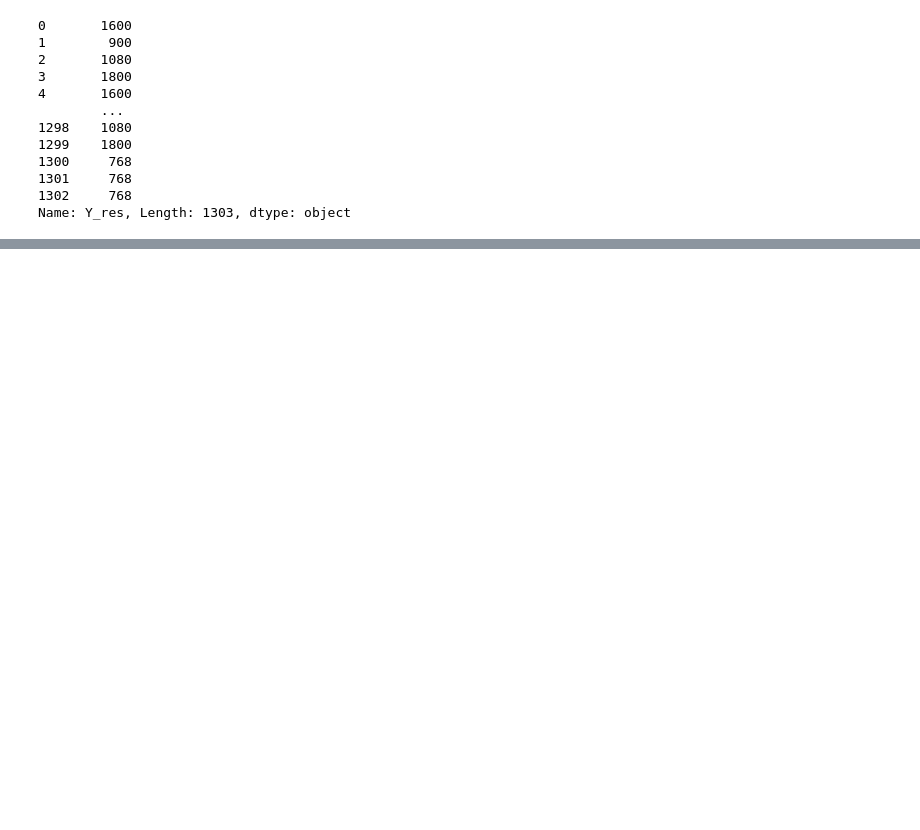
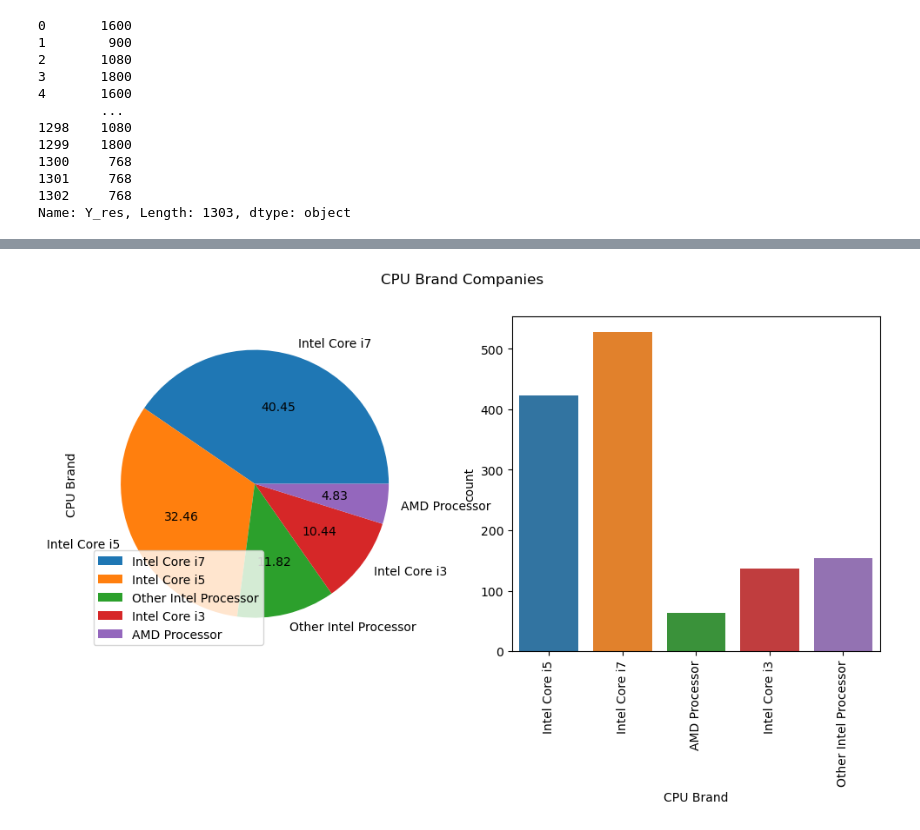
Before and after one commit to Sialsanwal/Data-Science, a Jupyter notebook: Laptop Price/Feature engineering and Modeling.ipynb, the cells around one changed output, grey strips where cells are left out. Saved outputs shown, nothing was run; the diff lists cells and outputs as text; code cells hidden in the pictures; blank space fills up the shorter version.

```diff
--- a/Laptop Price/Feature engineering and Modeling.ipynb
+++ b/Laptop Price/Feature engineering and Modeling.ipynb
@@ -396,0 +379,14 @@ df['CPU Brand']
+# %%
+plt.figure(figsize=(12,5))
+plt.suptitle("CPU Brand Companies")
+plt.subplot(1,2,1)
+df['CPU Brand'].value_counts().plot(kind='pie',autopct='%.2f')
+
+plt.legend(loc=3)
+plt.subplot(1,2,2)
+sns.countplot(data=df,x=df['CPU Brand'])
+plt.xticks(rotation='vertical')
+
+plt.show()
+# %% [output]
+[figure, added]
```
Also changed, not shown: parts of 90 cells of this notebook.
